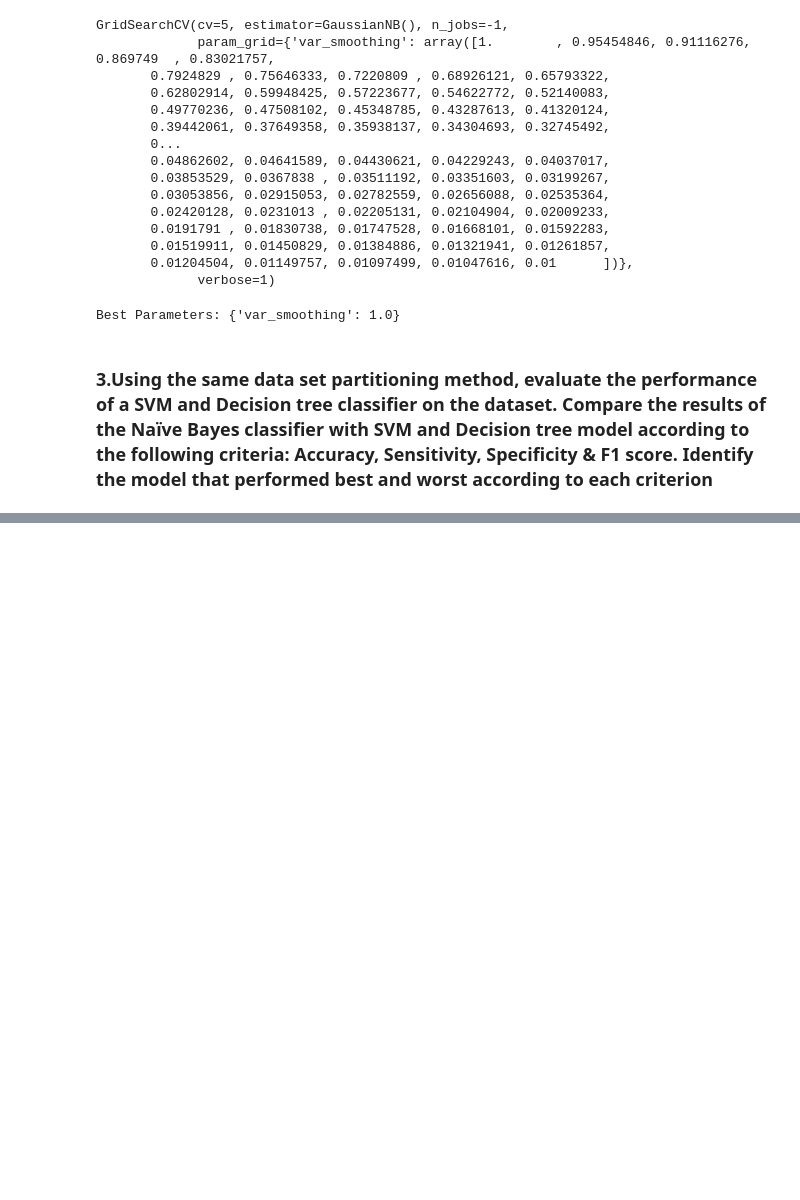
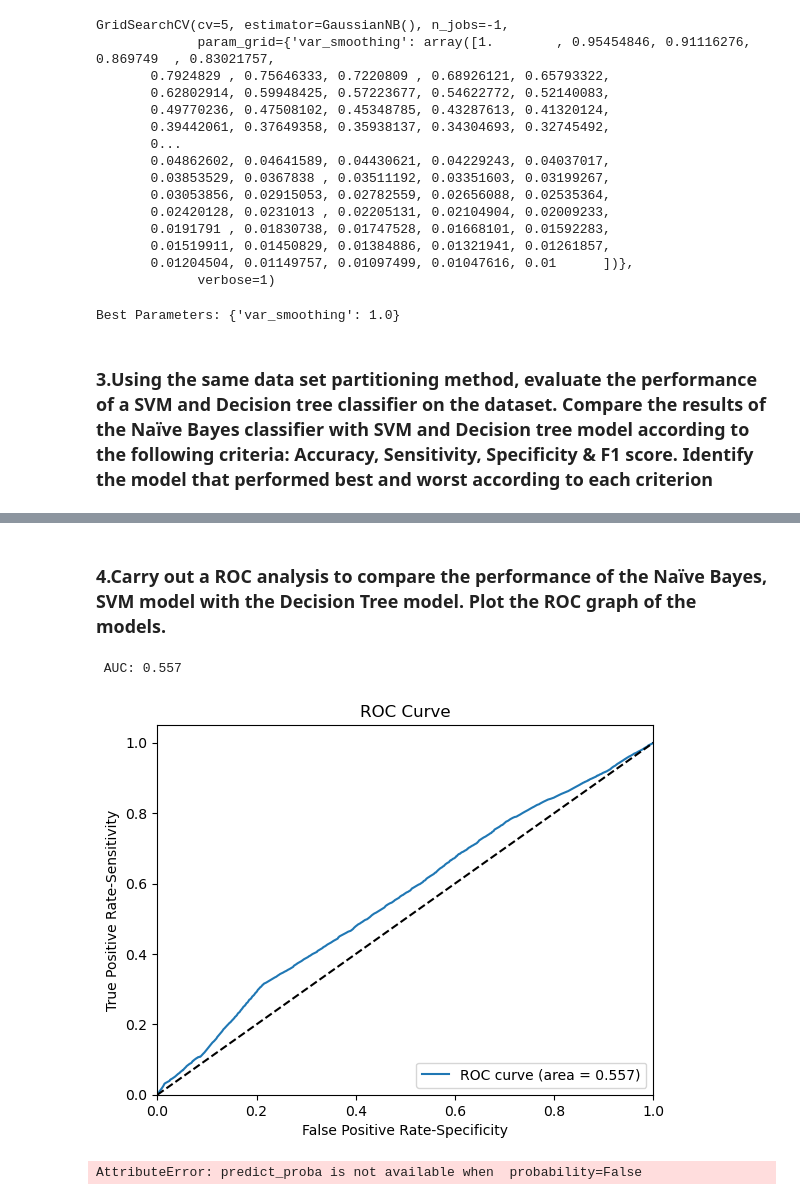
Before and after one commit to Liuyi95/IAI5101_Assignment1, a Jupyter notebook: Assignment1.ipynb, the cells around one changed output, grey strips where cells are left out. Saved outputs shown, nothing was run; the diff lists cells and outputs as text; code cells hidden in the pictures; blank space fills up the shorter version.

```diff
--- a/Assignment1.ipynb
+++ b/Assignment1.ipynb
@@ -536,9 +527,9 @@ X = StandardScaler().fit_transform(X)
 #evaluate the model by splitting into train and test sets
 from sklearn.model_selection import cross_val_score
 param_grid_nb = {
-    'var_smoothing': np.logspace(0,-2, num=100)s
+    'var_smoothing': np.logspace(0,-2, num=100)
 }
-kfold = GridSearchCV(estimator=GaussianNB(), param_grid=param_grid_nb, verbose=1, cv=10, n_jobs=-1)
+kfold = GridSearchCV(estimator=GaussianNB(), param_grid=param_grid_nb, verbose=1, cv=5, n_jobs=-1)
 # %%
 kfold.fit(X_train, y_train)
 # %% [output]
@@ -569,3 +560,12 @@ best_gnb = kfold.best_estimator_
 Best Parameters: {'var_smoothing': 1.0}
 # %% [markdown]
 ### 3.Using the same data set partitioning method, evaluate the performance of a SVM and Decision tree classifier on the dataset. Compare the results of the Naïve Bayes classifier with SVM and Decision tree model according to the following criteria: Accuracy, Sensitivity, Specificity & F1 score. Identify the model that performed best and worst according to each criterion
+# %%
+#naive bayes
+naive_bayes = GaussianNB()
+
+#Fitting the data to the classifier
+naive_bayes.fit(X_train , y_train)
+
+#Predict on test data
+y_predicted = naive_bayes.predict(X_test)
@@ -585,0 +656,37 @@ ValueError: X has 8 features, but SVC is expecting 5 features as input.
+# %% [markdown]
+### 4.Carry out a ROC analysis to compare the performance of the Naïve Bayes, SVM model with the Decision Tree model. Plot the ROC graph of the models.
+# %%
+##Naïve Bayes Auc, and ROC
+fpr, tpr, _ = metrics.roc_curve(y, naive_bayes.predict_proba(X)[:,1])
+roc_auc = metrics.auc(fpr, tpr)
+print(' AUC: %0.3f' % roc_auc)
+plt.figure()
+plt.plot(fpr, tpr, label='ROC curve (area = %0.3f)' % roc_auc)
+plt.plot([0, 1], [0, 1], 'k--')
+plt.xlim([0.0, 1.0])
+plt.ylim([0.0, 1.05])
+plt.xlabel('False Positive Rate-Specificity')
+plt.ylabel('True Positive Rate-Sensitivity')
+plt.title('ROC Curve')
+plt.legend(loc="lower right")
+plt.show()
+# %% [output]
+ AUC: 0.557
+[figure, added]
+# %%
+##SVM Auc, and ROC
+fpr, tpr, _ = metrics.roc_curve(y, svm.predict_proba(X)[:,1])
+roc_auc = metrics.auc(fpr, tpr)
+print(' AUC: %0.3f' % roc_auc)
+plt.figure()
+plt.plot(fpr, tpr, label='ROC curve (area = %0.3f)' % roc_auc)
+plt.plot([0, 1], [0, 1], 'k--')
+plt.xlim([0.0, 1.0])
+plt.ylim([0.0, 1.05])
+plt.xlabel('False Positive Rate- Specificity')
+plt.ylabel('True Positive Rate- Sensitivity')
+plt.title('ROC Curve')
+plt.legend(loc="lower right")
+plt.show()
+# %% [output]
+AttributeError: predict_proba is not available when  probability=False
```
Also changed, not shown: parts of 22 cells of this notebook.
